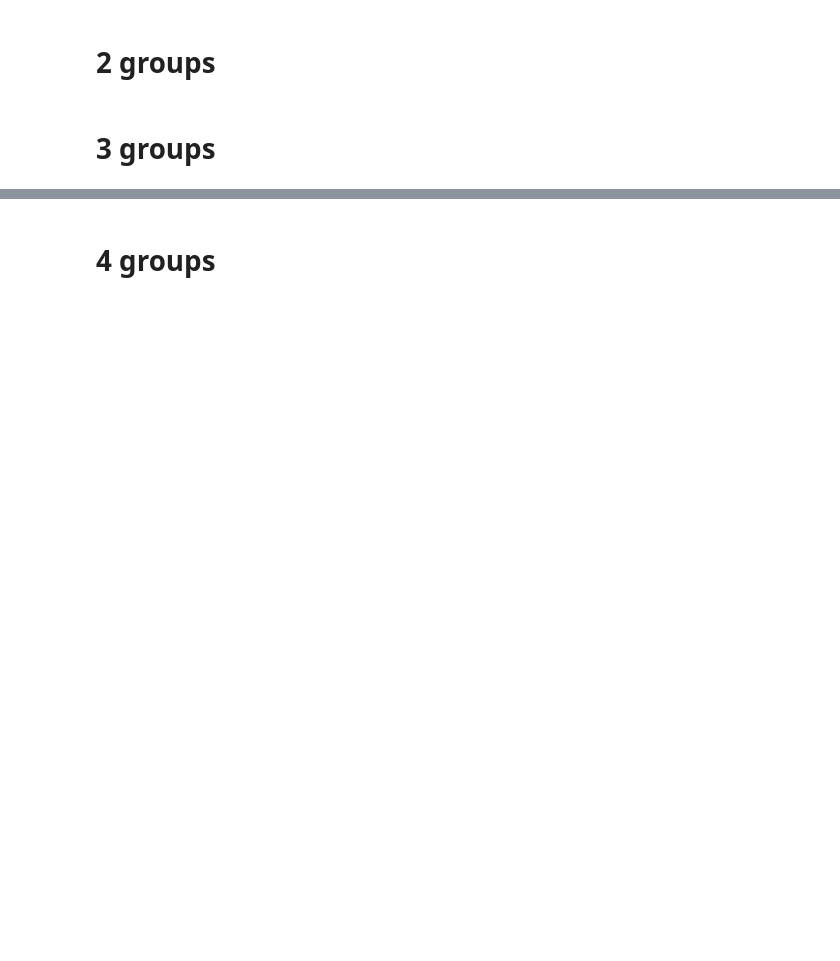
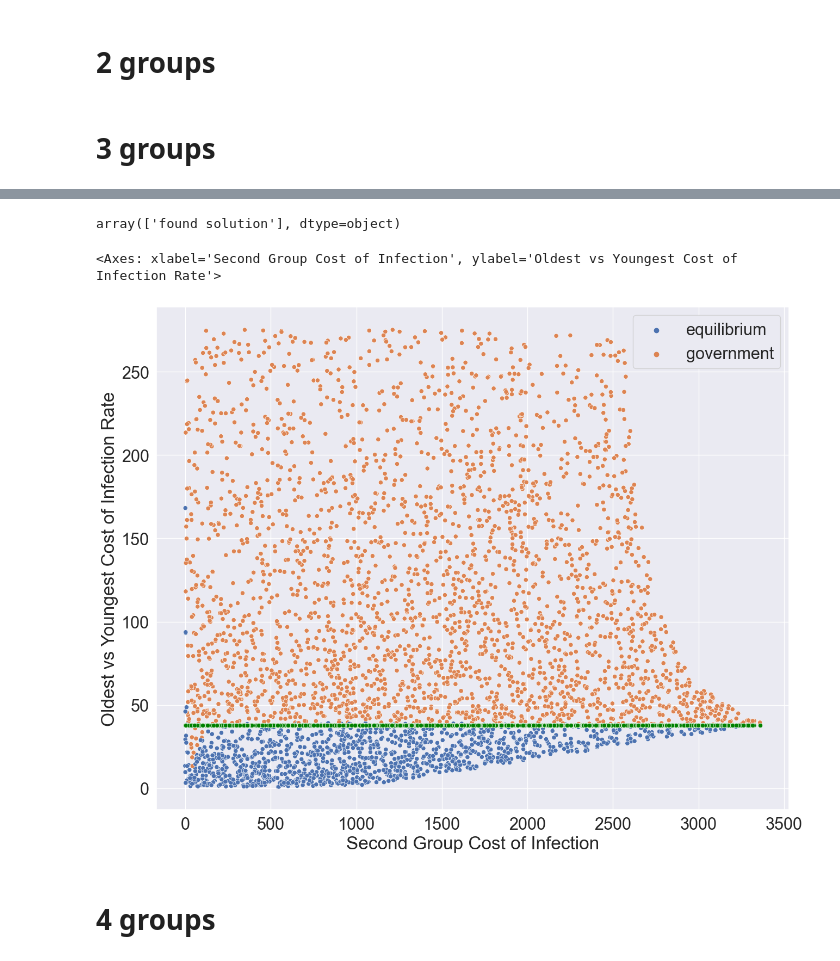
Before and after one commit to daniel-ablin/Thesis, a Jupyter notebook: results_analisys/test analysis.ipynb, the cells around one changed output, grey strips where cells are left out. Saved outputs shown, nothing was run; the diff lists cells and outputs as text; code cells hidden in the pictures; blank space fills up the shorter version.

```diff
--- a/results_analisys/test analysis.ipynb
+++ b/results_analisys/test analysis.ipynb
@@ -60,3 +61,23 @@ sns.scatterplot(data=test, x='factor', y='Young Cost of Infection', color='green
+# %%
+test.msg_sol.unique()
+# %% [output]
+array(['found solution'], dtype=object)
+# %%
+fig, ax = plt.subplots()
+fig.set_figheight(12)
+fig.set_figwidth(15)
+
+test = rename_cols(base, 38, 3)
+test['Oldest vs Youngest Cost of Infection Rate'] = test['Old Cost of Infection'] / test['Young Cost of Infection']
+test.rename({'risk_l_2': 'Second Group Cost of Infection'}, axis=1, inplace=True)
+test['line'] = 38
+test.query('msg_sol == "found solution" and msg_sol_gov == "found solution"', inplace=True)
+
+sns.scatterplot(data=test, x='Second Group Cost of Infection', y='Oldest vs Youngest Cost of Infection Rate', hue='Lowest Cost', hue_order=['equilibrium', 'government'], ax=ax)
+sns.scatterplot(data=test, x='Second Group Cost of Infection', y='line', color='green', ax=ax)
+# %% [output]
+<Axes: xlabel='Second Group Cost of Infection', ylabel='Oldest vs Youngest Cost of Infection Rate'>
+[figure, added]
 # %% [markdown]
 # 4 groups
 # %%
```
Also changed, not shown: parts of 11 cells of this notebook, 3 other files.
